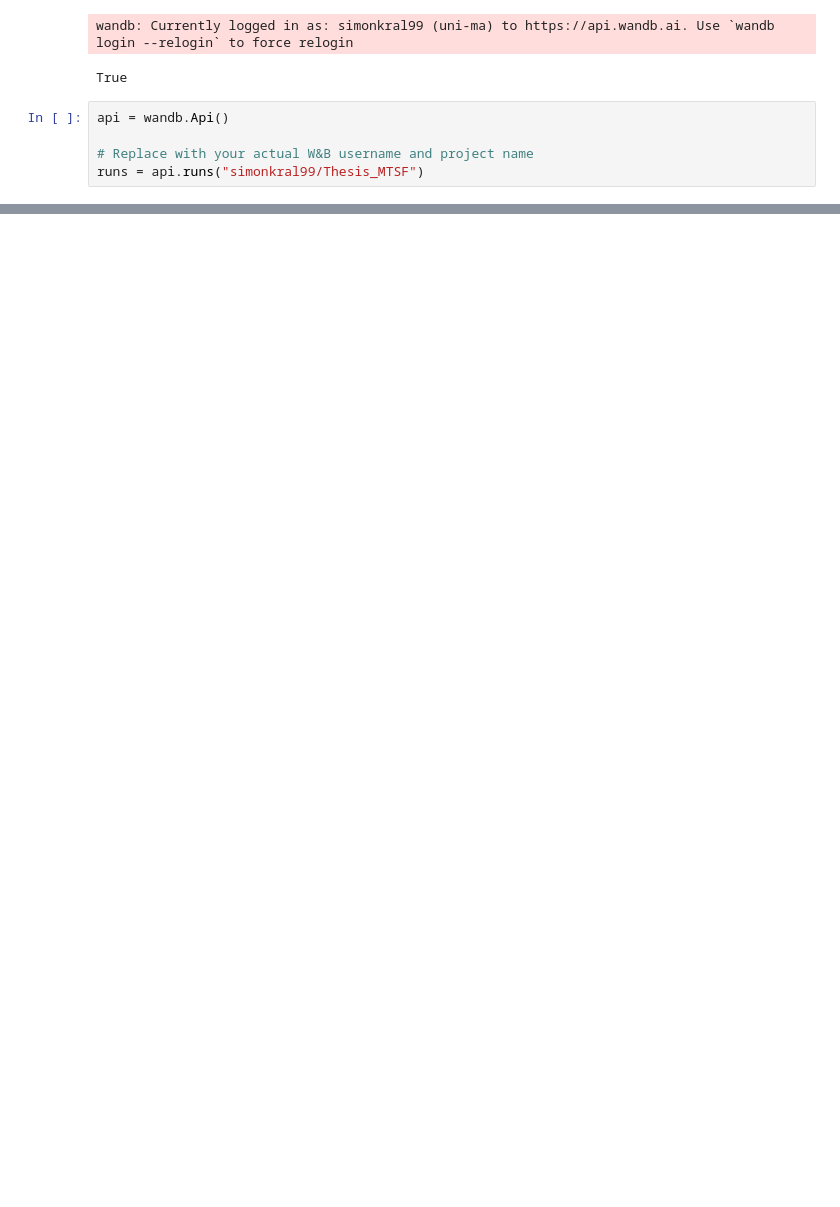
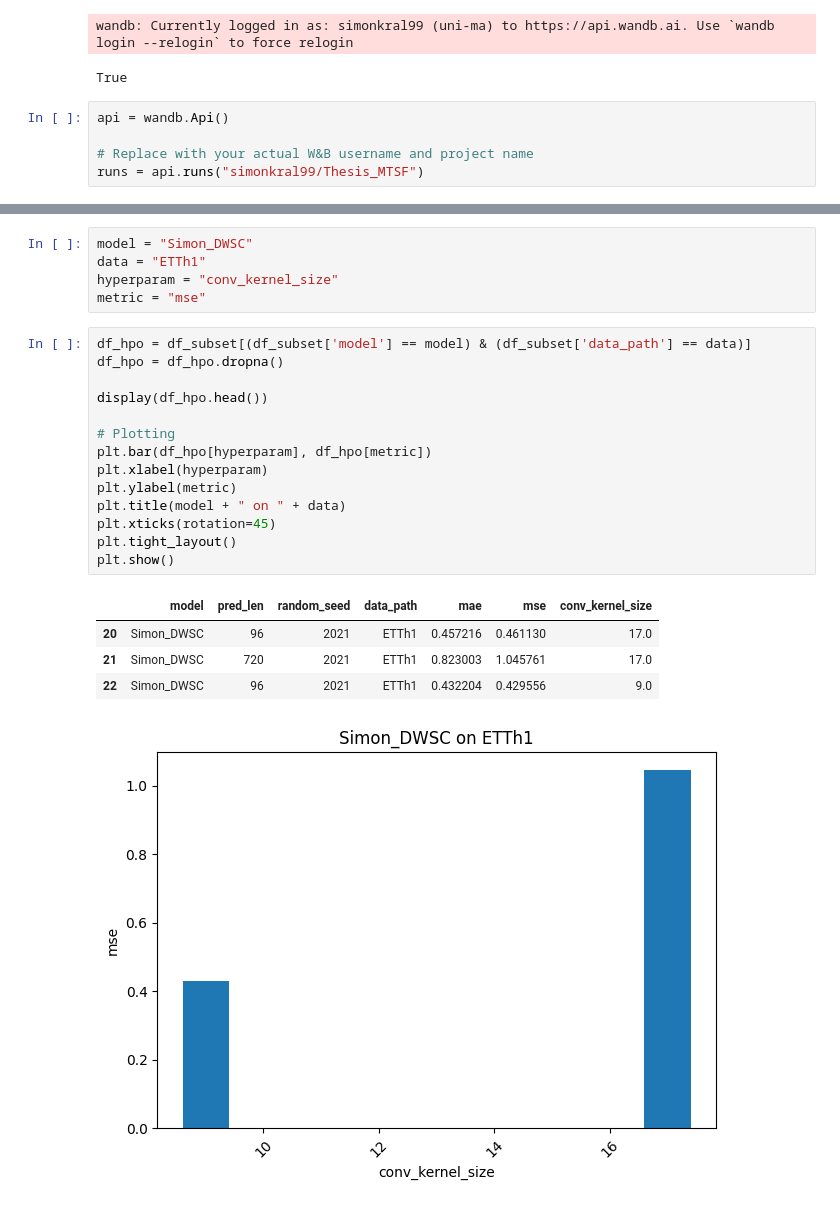
Before and after one commit to simonkral/Thesis_MTSF, a Jupyter notebook: visualization/test.ipynb, the cells around one changed output, grey strips where cells are left out. Saved outputs shown, nothing was run; the diff lists cells and outputs as text; blank space fills up the shorter version.

Commit message:
Added HPO visual.

```diff
--- a/visualization/test.ipynb
+++ b/visualization/test.ipynb
@@ -74,0 +78,25 @@ See the caveats in the documentation: https://pandas.pydata.org/pandas-docs/stab
+# %%
+model = "Simon_DWSC"
+data = "ETTh1"
+hyperparam = "conv_kernel_size"
+metric = "mse"
+# %%
+df_hpo = df_subset[(df_subset['model'] == model) & (df_subset['data_path'] == data)]
+df_hpo = df_hpo.dropna()
+
+display(df_hpo.head())
+
+# Plotting
+plt.bar(df_hpo[hyperparam], df_hpo[metric])
+plt.xlabel(hyperparam)
+plt.ylabel(metric)
+plt.title(model + " on " + data)
+plt.xticks(rotation=45)
+plt.tight_layout()
+plt.show()
+# %% [output]
+|  | model | pred_len | random_seed | data_path | mae | mse | conv_kernel_size |
+| 20 | Simon_DWSC | 96 | 2021 | ETTh1 | 0.457216 | 0.461130 | 17.0 |
+| 21 | Simon_DWSC | 720 | 2021 | ETTh1 | 0.823003 | 1.045761 | 17.0 |
+| 22 | Simon_DWSC | 96 | 2021 | ETTh1 | 0.432204 | 0.429556 | 9.0 |
+[figure, added]
```
Also changed, not shown: parts of 4 cells of this notebook.
